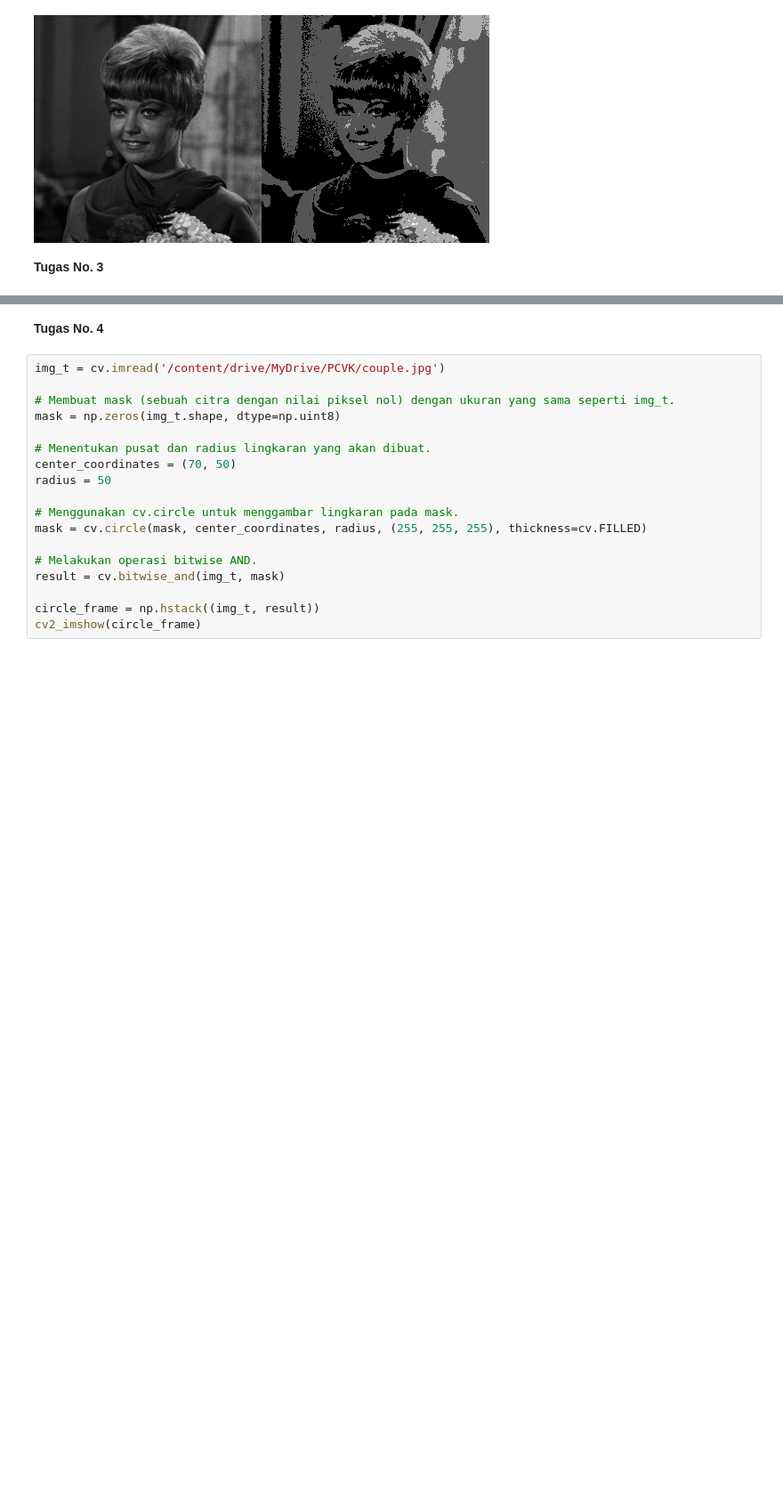
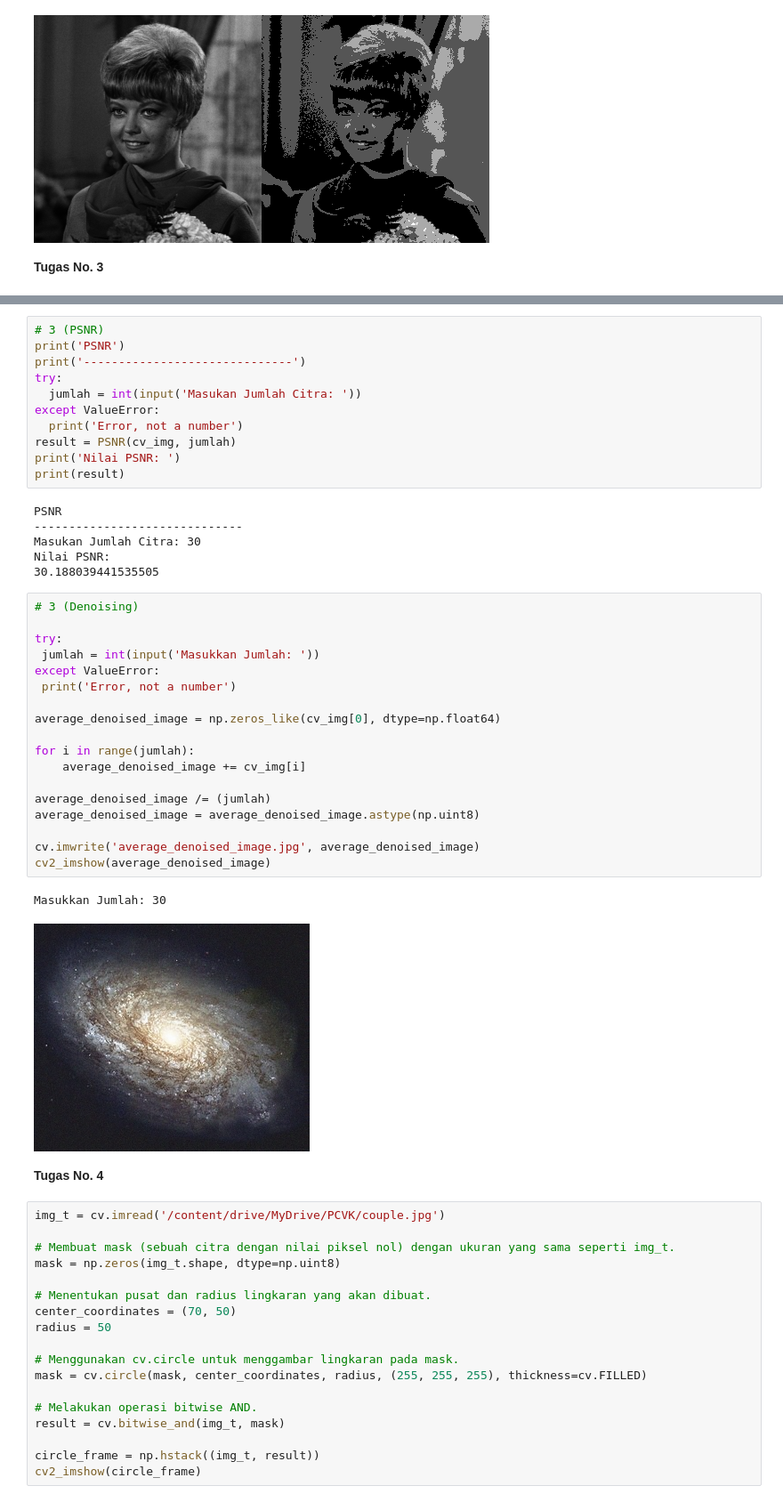
Before and after one commit to AqilulMuttaqin/PCVK_Genap_2023, a Jupyter notebook: Week5.ipynb, the cells around one changed output, grey strips where cells are left out. Shown at 89% size. Saved outputs shown, nothing was run; the diff lists cells and outputs as text; blank space fills up the shorter version.

```diff
--- a/Week5.ipynb
+++ b/Week5.ipynb
@@ -151,3 +110,41 @@ IndexError: ignored
+# %%
+# 3 (PSNR)
+print('PSNR')
+print('------------------------------')
+try:
+  jumlah = int(input('Masukan Jumlah Citra: '))
+except ValueError:
+  print('Error, not a number')
+result = PSNR(cv_img, jumlah)
+print('Nilai PSNR: ')
+print(result)
+# %% [output]
+PSNR
+------------------------------
+Masukan Jumlah Citra: 30
+Nilai PSNR:
+30.188039441535505
+# %%
+# 3 (Denoising)
+
+try:
+ jumlah = int(input('Masukkan Jumlah: '))
+except ValueError:
+ print('Error, not a number')
+
+average_denoised_image = np.zeros_like(cv_img[0], dtype=np.float64)
+
+for i in range(jumlah):
+    average_denoised_image += cv_img[i]
+
+average_denoised_image /= (jumlah)
+average_denoised_image = average_denoised_image.astype(np.uint8)
+
+cv.imwrite('average_denoised_image.jpg', average_denoised_image)
+cv2_imshow(average_denoised_image)
+# %% [output]
+Masukkan Jumlah: 30
+[figure, added]
 # %% [markdown]
 **Tugas No. 4**
 # %%
```
Also changed, not shown: parts of 2 cells of this notebook.
